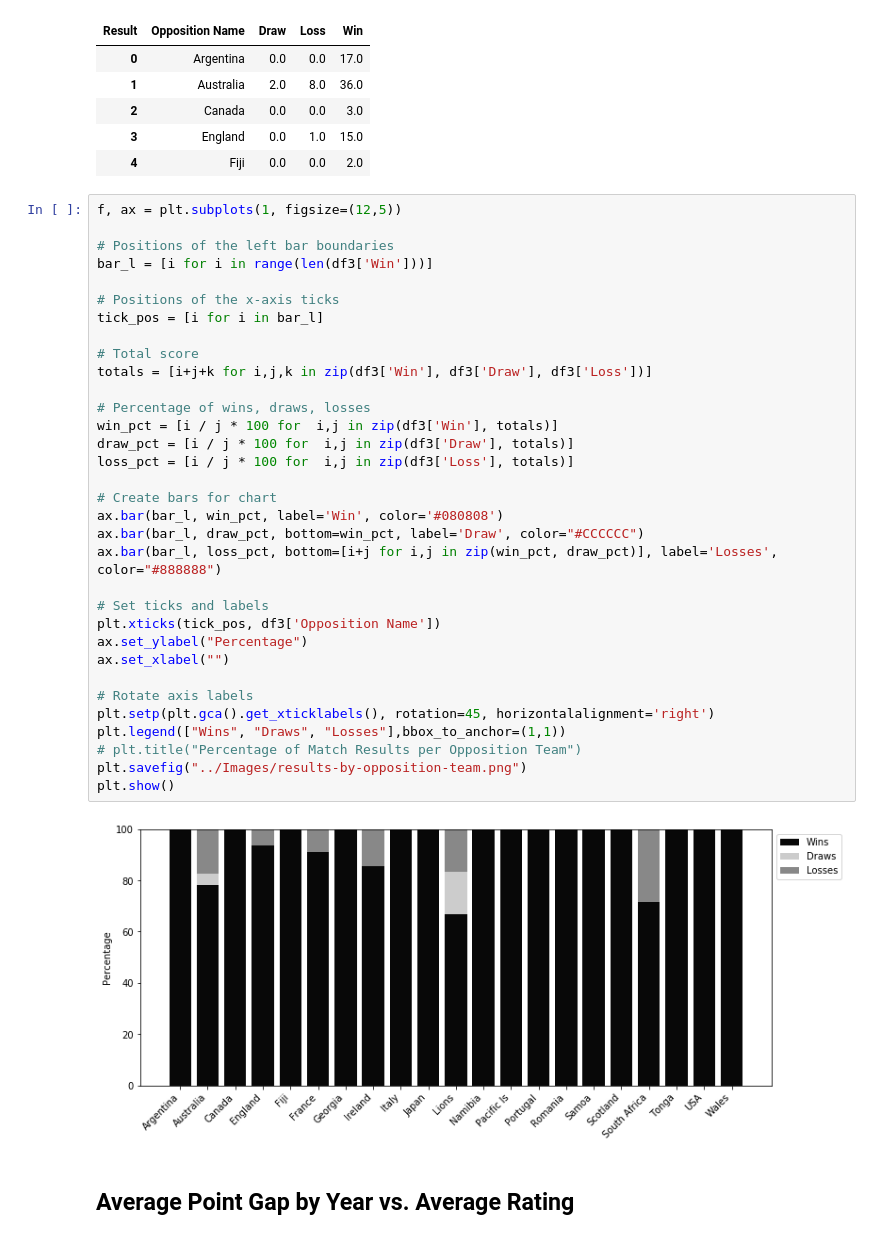
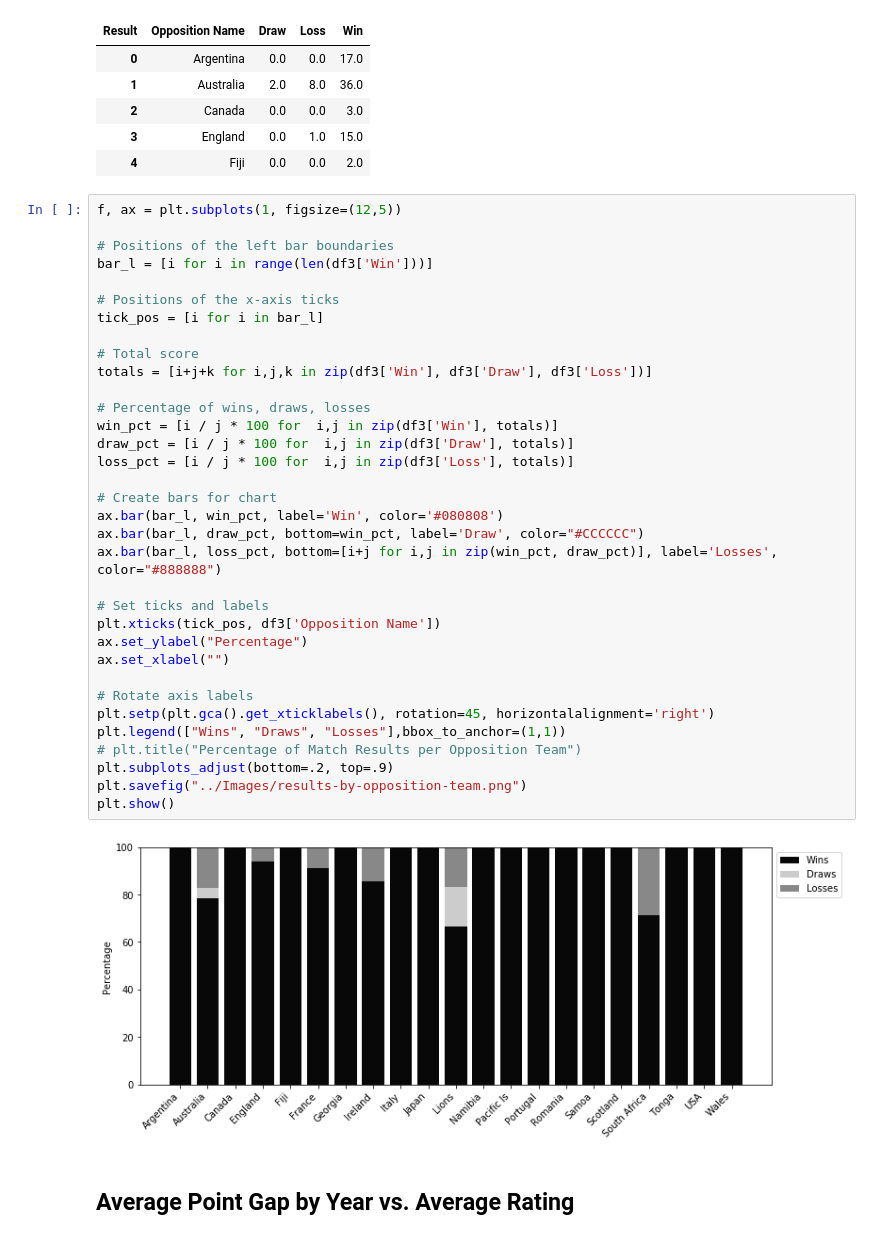
Before and after one commit to lorijta92/web-design-all-blacks, a Jupyter notebook: Resources/ab-match-analysis.ipynb, the cells around one changed output. Saved outputs shown, nothing was run; the diff lists cells and outputs as text.

Commit message:
update plots

```diff
--- a/Resources/ab-match-analysis.ipynb
+++ b/Resources/ab-match-analysis.ipynb
@@ -129,34 +129,35 @@ f, ax = plt.subplots(1, figsize=(12,5))
 bar_l = [i for i in range(len(df3['Win']))]
 
 # Positions of the x-axis ticks
 tick_pos = [i for i in bar_l]
 
 # Total score
 totals = [i+j+k for i,j,k in zip(df3['Win'], df3['Draw'], df3['Loss'])]
 
 # Percentage of wins, draws, losses
 win_pct = [i / j * 100 for  i,j in zip(df3['Win'], totals)]
 draw_pct = [i / j * 100 for  i,j in zip(df3['Draw'], totals)]
 loss_pct = [i / j * 100 for  i,j in zip(df3['Loss'], totals)]
 
 # Create bars for chart
 ax.bar(bar_l, win_pct, label='Win', color='#080808')
 ax.bar(bar_l, draw_pct, bottom=win_pct, label='Draw', color="#CCCCCC")
 ax.bar(bar_l, loss_pct, bottom=[i+j for i,j in zip(win_pct, draw_pct)], label='Losses', color="#888888")
 
 # Set ticks and labels
 plt.xticks(tick_pos, df3['Opposition Name'])
 ax.set_ylabel("Percentage")
 ax.set_xlabel("")
 
 # Rotate axis labels
 plt.setp(plt.gca().get_xticklabels(), rotation=45, horizontalalignment='right')
 plt.legend(["Wins", "Draws", "Losses"],bbox_to_anchor=(1,1))
 # plt.title("Percentage of Match Results per Opposition Team")
+plt.subplots_adjust(bottom=.2, top=.9)
 plt.savefig("../Images/results-by-opposition-team.png")
 plt.show()
 # %% [output]
-[figure, old version]
+[figure, new version]
 # %% [markdown]
 ## Average Point Gap by Year vs. Average Rating
 # %%
```
Also changed, not shown: parts of 7 cells of this notebook, 8 other files.
